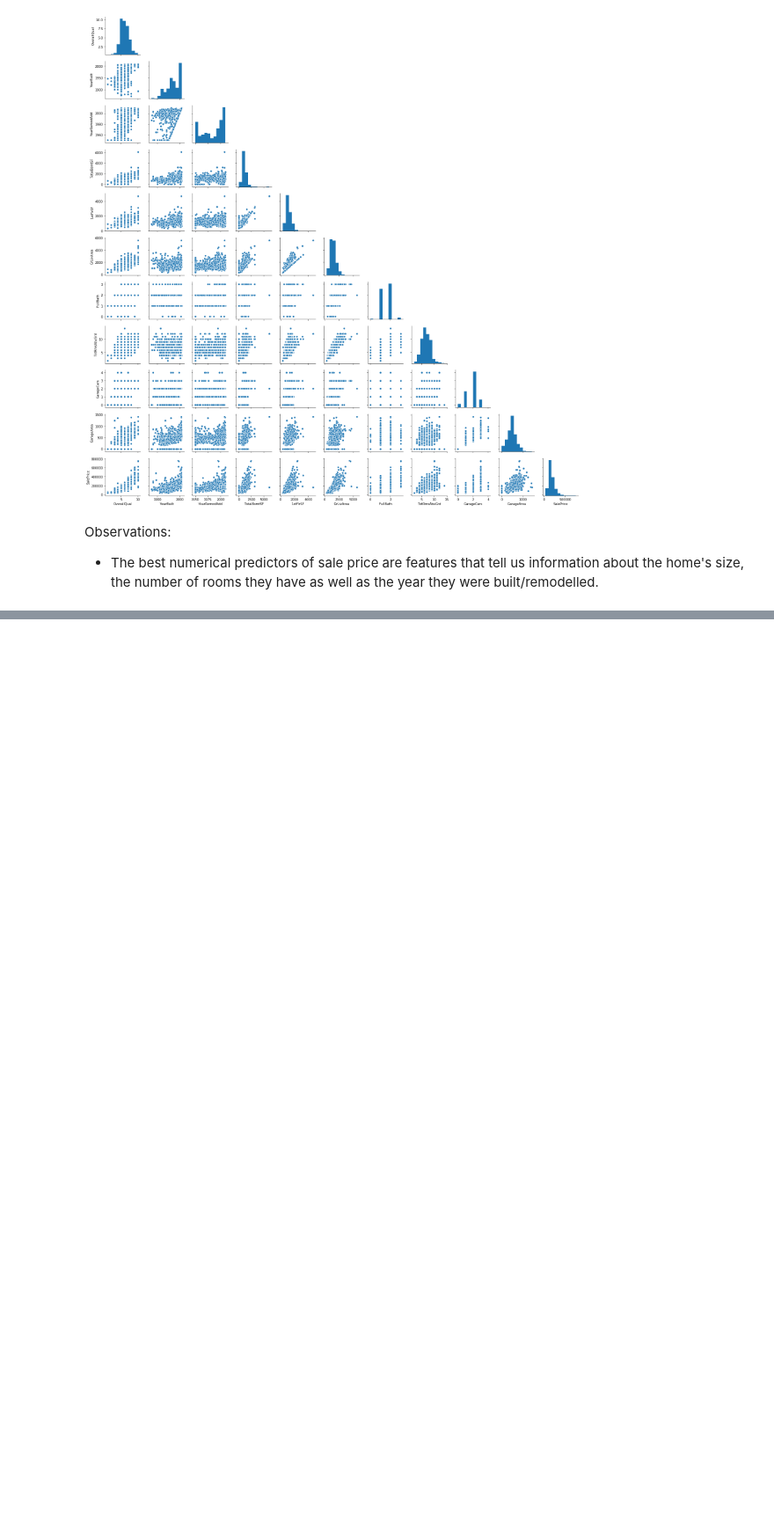
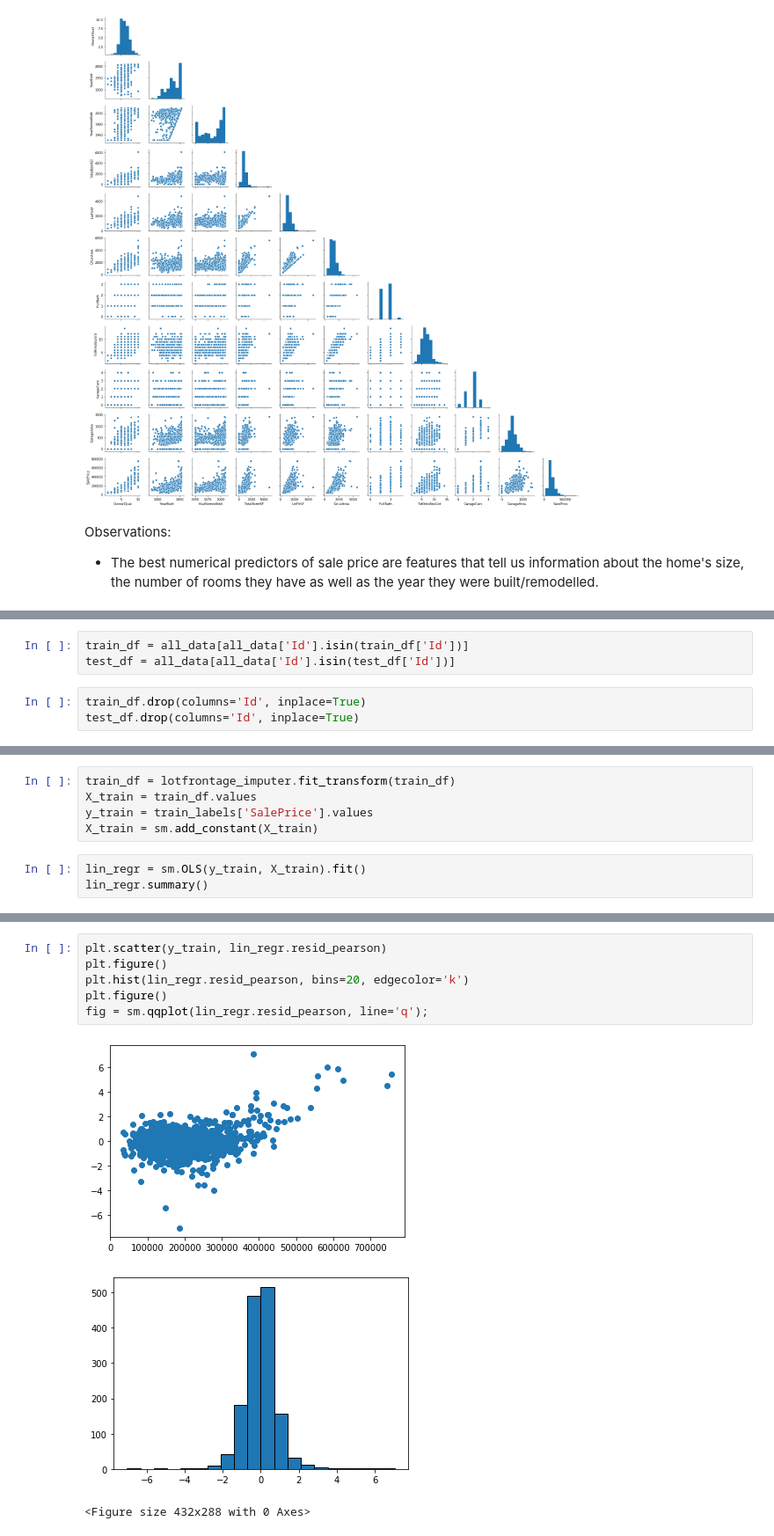
Before and after one commit to W-Tran/advanced-regression-techniques, a Jupyter notebook: advanced-regression-techniques.ipynb, the cells around one changed output, grey strips where cells are left out. Shown: that part at 88% size. Saved outputs shown, nothing was run; the diff lists cells and outputs as text; blank space fills up the shorter version.

```diff
--- a/advanced-regression-techniques.ipynb
+++ b/advanced-regression-techniques.ipynb
@@ -445,0 +485,6 @@ Observations:
+# %%
+train_df = all_data[all_data['Id'].isin(train_df['Id'])]
+test_df = all_data[all_data['Id'].isin(test_df['Id'])]
+# %%
+train_df.drop(columns='Id', inplace=True)
+test_df.drop(columns='Id', inplace=True)
@@ -445,0 +496,8 @@ Observations:
+# %%
+train_df = lotfrontage_imputer.fit_transform(train_df)
+X_train = train_df.values
+y_train = train_labels['SalePrice'].values
+X_train = sm.add_constant(X_train)
+# %%
+lin_regr = sm.OLS(y_train, X_train).fit()
+lin_regr.summary()
@@ -445,0 +539,10 @@ Observations:
+# %%
+plt.scatter(y_train, lin_regr.resid_pearson)
+plt.figure()
+plt.hist(lin_regr.resid_pearson, bins=20, edgecolor='k')
+plt.figure()
+fig = sm.qqplot(lin_regr.resid_pearson, line='q');
+# %% [output]
+[figure, added]
+[figure, added]
+<Figure size 432x288 with 0 Axes>
```
Also changed, not shown: parts of 14 cells of this notebook.
